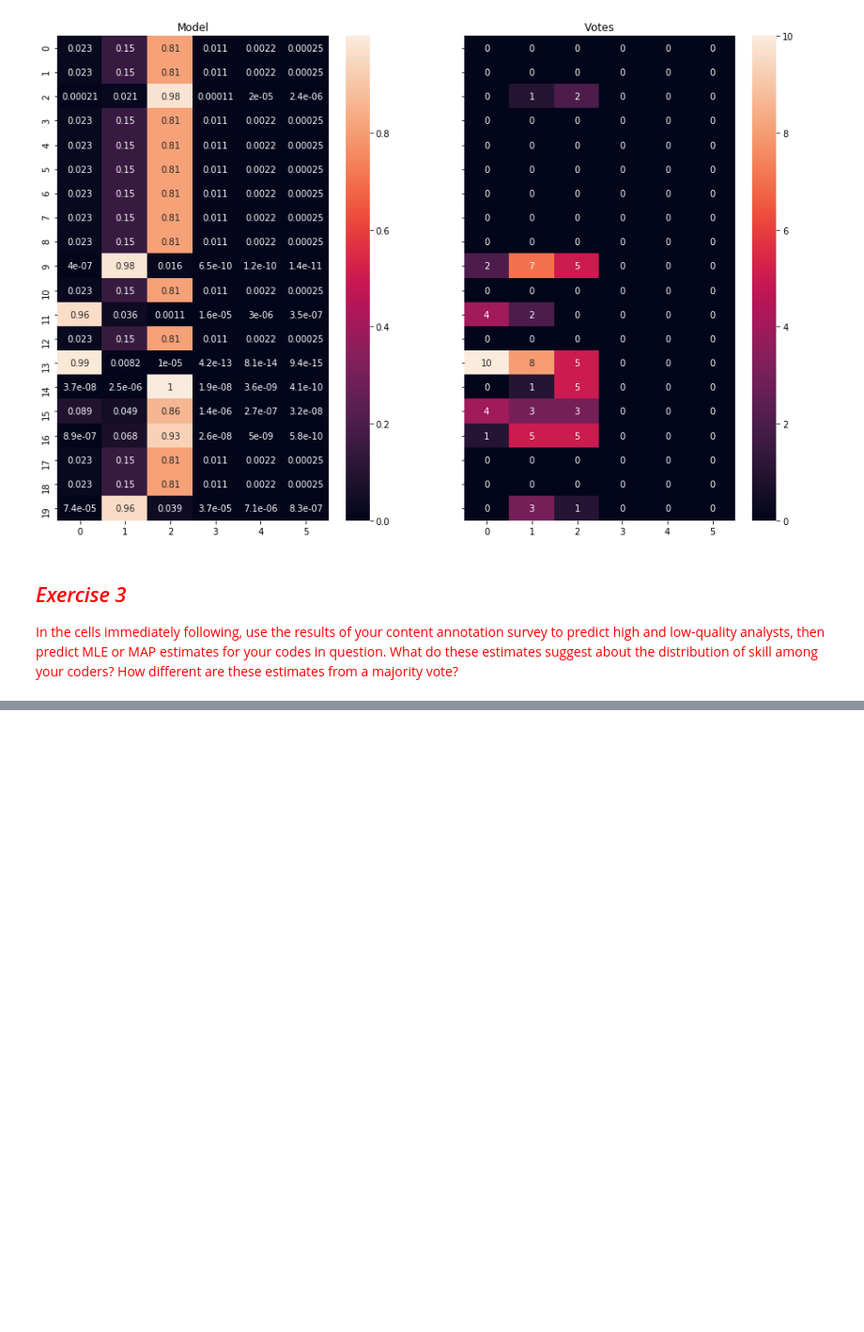
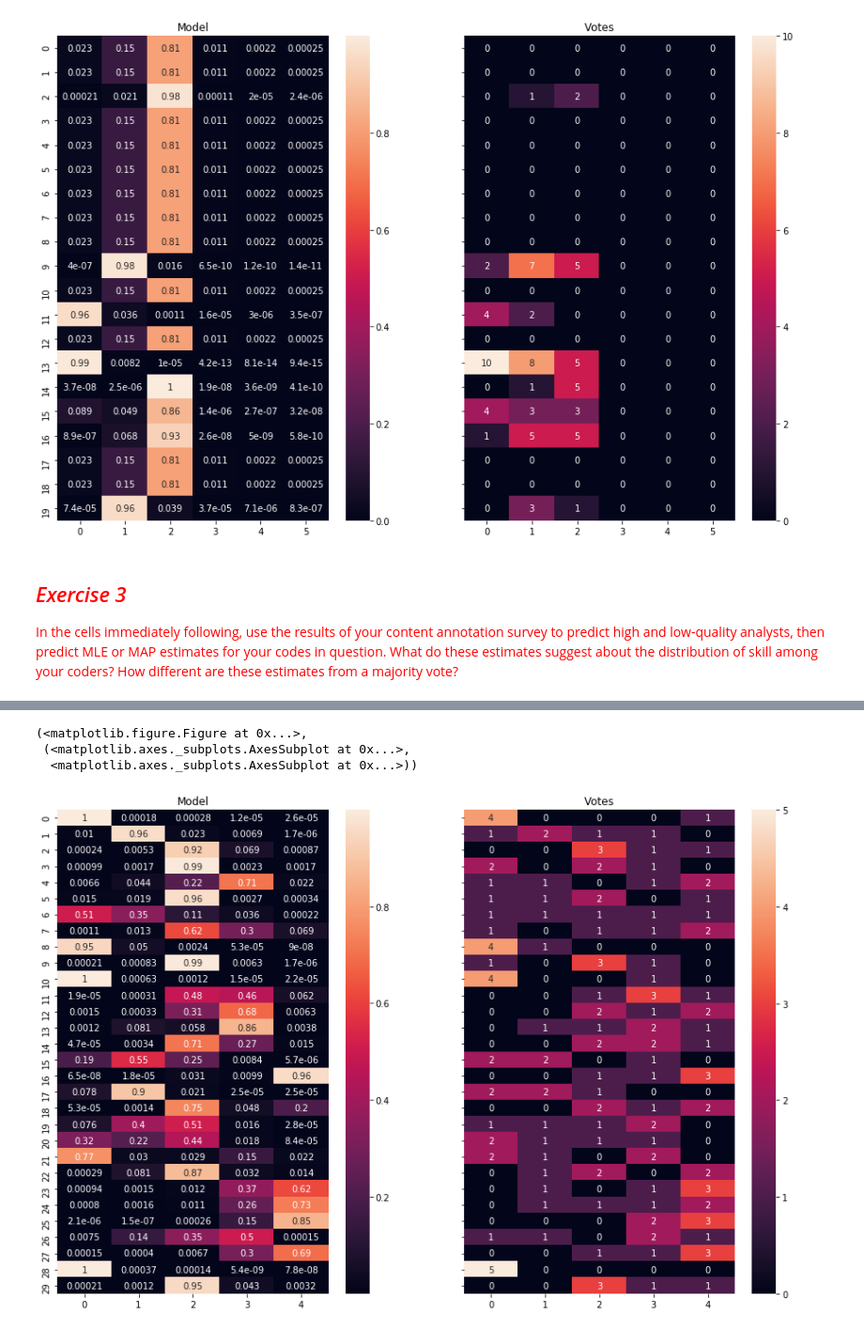
Before and after one commit to sunnyjooey/content-analysis-2018, a Jupyter notebook: 5-Reliability/5-Reliability.ipynb, the cells around one changed output, grey strips where cells are left out. Shown at 94% size. Saved outputs shown, nothing was run; the diff lists cells and outputs as text; code cells hidden in the pictures; blank space fills up the shorter version.

```diff
--- a/5-Reliability/5-Reliability.ipynb
+++ b/5-Reliability/5-Reliability.ipynb
@@ -709,0 +740,9 @@ makeQuestionComparison(model_hot, anno_hot)
+# %%
+# Model B for Q4
+modelB_q4 = ModelB.create_initial_state(5,33)
+makeQuestionComparison(modelB_q4, anno_q4, 30)
+# %% [output]
+(<matplotlib.figure.Figure at 0x...>,
+ (<matplotlib.axes._subplots.AxesSubplot at 0x...>,
+  <matplotlib.axes._subplots.AxesSubplot at 0x...>))
+[figure, added]
```
Also changed, not shown: parts of 6 cells of this notebook.
